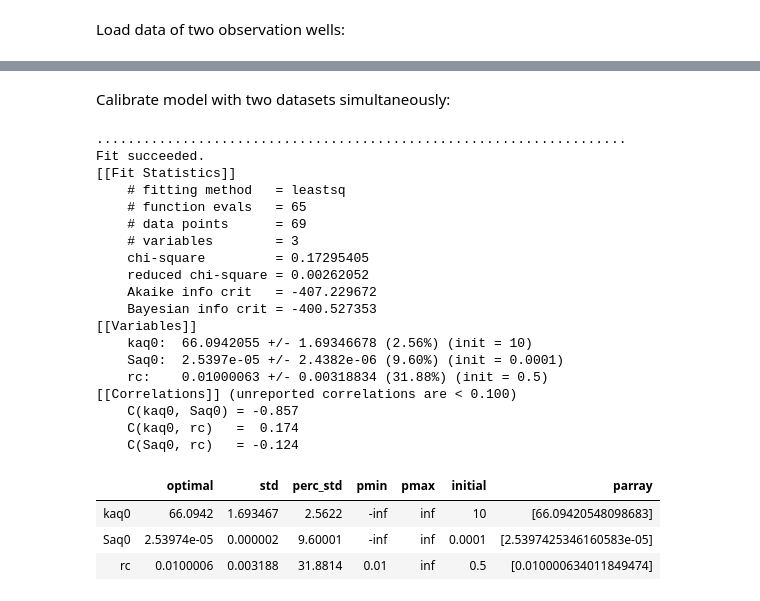
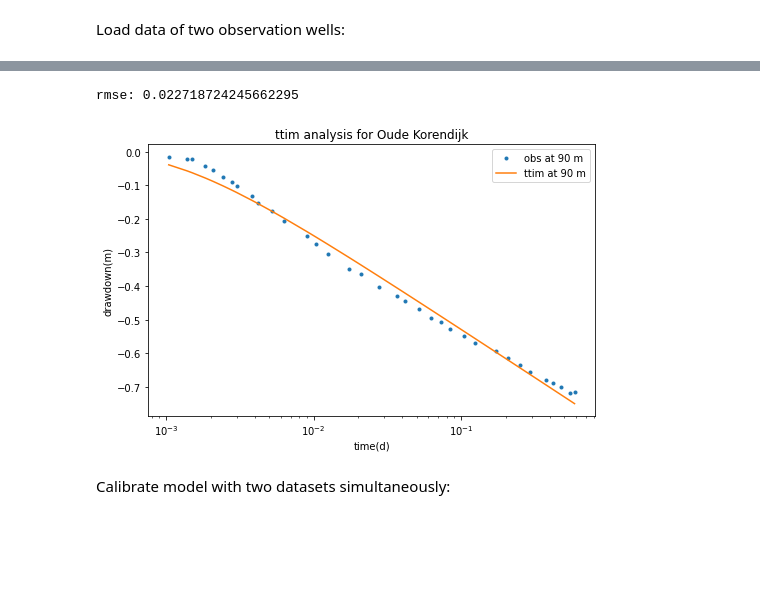
Before and after one commit to mbakker7/ttim, a Jupyter notebook: pumpingtest_benchmarks/1_test_of_oude_korendijk.ipynb, the cells around one changed output, grey strips where cells are left out. Saved outputs shown, nothing was run; the diff lists cells and outputs as text; code cells hidden in the pictures; blank space fills up the shorter version.

```diff
--- a/pumpingtest_benchmarks/1_test_of_oude_korendijk.ipynb
+++ b/pumpingtest_benchmarks/1_test_of_oude_korendijk.ipynb
@@ -35,0 +80,7 @@ d2 = 90
+# %%
+ca2 = Calibrate(ml)
+ca2.set_parameter(name='kaq0', initial=10)
+ca2.set_parameter(name='Saq0', initial=1e-4)
+ca2.series(name='obs2', x=r2, y=0, t=t2, h=h2, layer=0)
+ca2.fit(report=True)
+display(ca2.parameters)
@@ -36,35 +107,15 @@ d2 = 90
+# %%
+print('rmse:', ca2.rmse())
+hm2 = ml.head(r2, 0, t2)
+plt.figure(figsize=(8, 5))
+plt.semilogx(t2, h2, '.', label='obs at 90 m')
+plt.semilogx(t2, hm2[0], label='ttim at 90 m')
+plt.xlabel('time(d)')
+plt.ylabel('drawdown(m)')
+plt.title('ttim analysis for Oude Korendijk')
+plt.legend();
+# %% [output]
+rmse: 0.022718724245662295
+[figure, added]
 # %% [markdown]
 Calibrate model with two datasets simultaneously:
-# %%
-ca = Calibrate(ml)
-ca.set_parameter(name='kaq0', initial=10)
-ca.set_parameter(name='Saq0', initial=1e-4)
-ca.set_parameter_by_reference(name='rc', parameter=w.rc[:], initial=0.5, pmin=0.01)
-ca.series(name='obs1', x=d1, y=0, t=t1, h=h1, layer=0)
-ca.series(name='obs2', x=d2, y=0, t=t2, h=h2, layer=0)
-ca.fit(report=True)
-display(ca.parameters)
-# %% [output]
-....................................................................
-Fit succeeded.
-[[Fit Statistics]]
-    # fitting method   = leastsq
-    # function evals   = 65
-    # data points      = 69
-    # variables        = 3
-    chi-square         = 0.17295405
-    reduced chi-square = 0.00262052
-    Akaike info crit   = -407.229672
-    Bayesian info crit = -400.527353
-[[Variables]]
-    kaq0:  66.0942055 +/- 1.69346678 (2.56%) (init = 10)
-    Saq0:  2.5397e-05 +/- 2.4382e-06 (9.60%) (init = 0.0001)
-    rc:    0.01000063 +/- 0.00318834 (31.88%) (init = 0.5)
-[[Correlations]] (unreported correlations are < 0.100)
-    C(kaq0, Saq0) = -0.857
-    C(kaq0, rc)   =  0.174
-    C(Saq0, rc)   = -0.124
-|  | optimal | std | perc_std | pmin | pmax | initial | parray |
-| kaq0 | 66.0942 | 1.693467 | 2.5622 | -inf | inf | 10 | [66.09420548098683] |
-| Saq0 | 2.53974e-05 | 0.000002 | 9.60001 | -inf | inf | 0.0001 | [2.5397425346160583e-05] |
-| rc | 0.0100006 | 0.003188 | 31.8814 | 0.01 | inf | 0.5 | [0.010000634011849474] |
```
Also changed, not shown: parts of 44 cells of this notebook, 1 other file.
